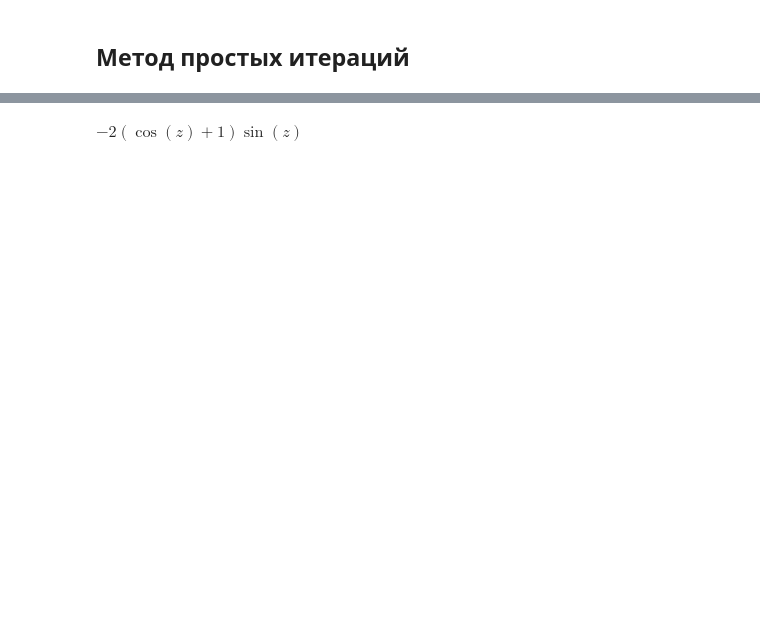
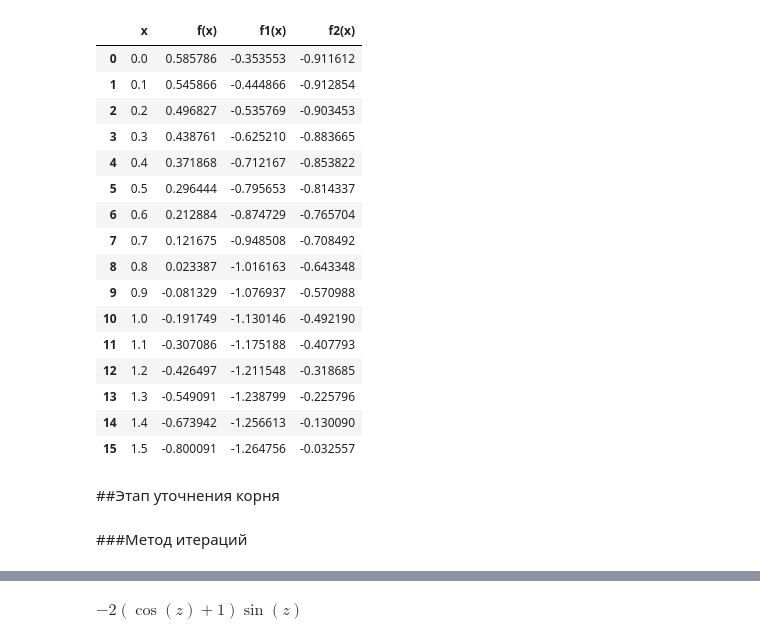
Before and after one commit to vavilon5/Educational, a Jupyter notebook: numerical_methods/lab_1.ipynb, the cells around one changed output, grey strips where cells are left out. Cells and saved outputs as stored; diff of their text form; code cells hidden in the pictures; blank space fills up the shorter version.

```diff
--- a/numerical_methods/lab_1.ipynb
+++ b/numerical_methods/lab_1.ipynb
@@ -8,4 +17,4 @@ import plotly.graph_objects as go
 # %%
-def func(x):
+def f(x):
     return np.cos(x) - np.sqrt(x+2) + 1
 # %%
@@ -42,6 +47,10 @@ b = 2
 # %%
+# Вычислим производную функции f(z)
 z = Symbol('z')
 
-f = cos(z) - sqrt(z+2) + 1
-f_1derivative = f.diff(z)
-f_1derivative
+f_ = cos(z) - sqrt(z+2) + 1
+f_1derivative = f_.diff(z)
+
+f1 = lambdify(z, f_1derivative)
+
+f2 = lambdify(z, f_1derivative.diff(z))
@@ -93,2 +61,36 @@ fig.show()
+# %%
+a = 0
+b = 1.5
+begin = a - 1
+end = b + 1
+size = 1000
+x = np.linspace(begin, end, size)
+# %%
+x_temp = np.arange(a, b+0.1, 0.1)
+df = pd.DataFrame(data={'x': x_temp,
+                        'f(x)': f(x_temp),
+                        'f1(x)': f1(x_temp),
+                        'f2(x)': f2(x_temp)})
+df
+# %% [output]
+|  | x | f(x) | f1(x) | f2(x) |
+| 0 | 0.0 | 0.585786 | -0.353553 | -0.911612 |
+| 1 | 0.1 | 0.545866 | -0.444866 | -0.912854 |
+| 2 | 0.2 | 0.496827 | -0.535769 | -0.903453 |
+| 3 | 0.3 | 0.438761 | -0.625210 | -0.883665 |
+| 4 | 0.4 | 0.371868 | -0.712167 | -0.853822 |
+| 5 | 0.5 | 0.296444 | -0.795653 | -0.814337 |
+| 6 | 0.6 | 0.212884 | -0.874729 | -0.765704 |
+| 7 | 0.7 | 0.121675 | -0.948508 | -0.708492 |
+| 8 | 0.8 | 0.023387 | -1.016163 | -0.643348 |
+| 9 | 0.9 | -0.081329 | -1.076937 | -0.570988 |
+| 10 | 1.0 | -0.191749 | -1.130146 | -0.492190 |
+| 11 | 1.1 | -0.307086 | -1.175188 | -0.407793 |
+| 12 | 1.2 | -0.426497 | -1.211548 | -0.318685 |
+| 13 | 1.3 | -0.549091 | -1.238799 | -0.225796 |
+| 14 | 1.4 | -0.673942 | -1.256613 | -0.130090 |
+| 15 | 1.5 | -0.800091 | -1.264756 | -0.032557 |
+# %% [markdown]
+##Этап уточнения корня
 # %% [markdown]
-## Метод простых итераций
+###Метод итераций
```
Also changed, not shown: parts of 48 cells of this notebook.
